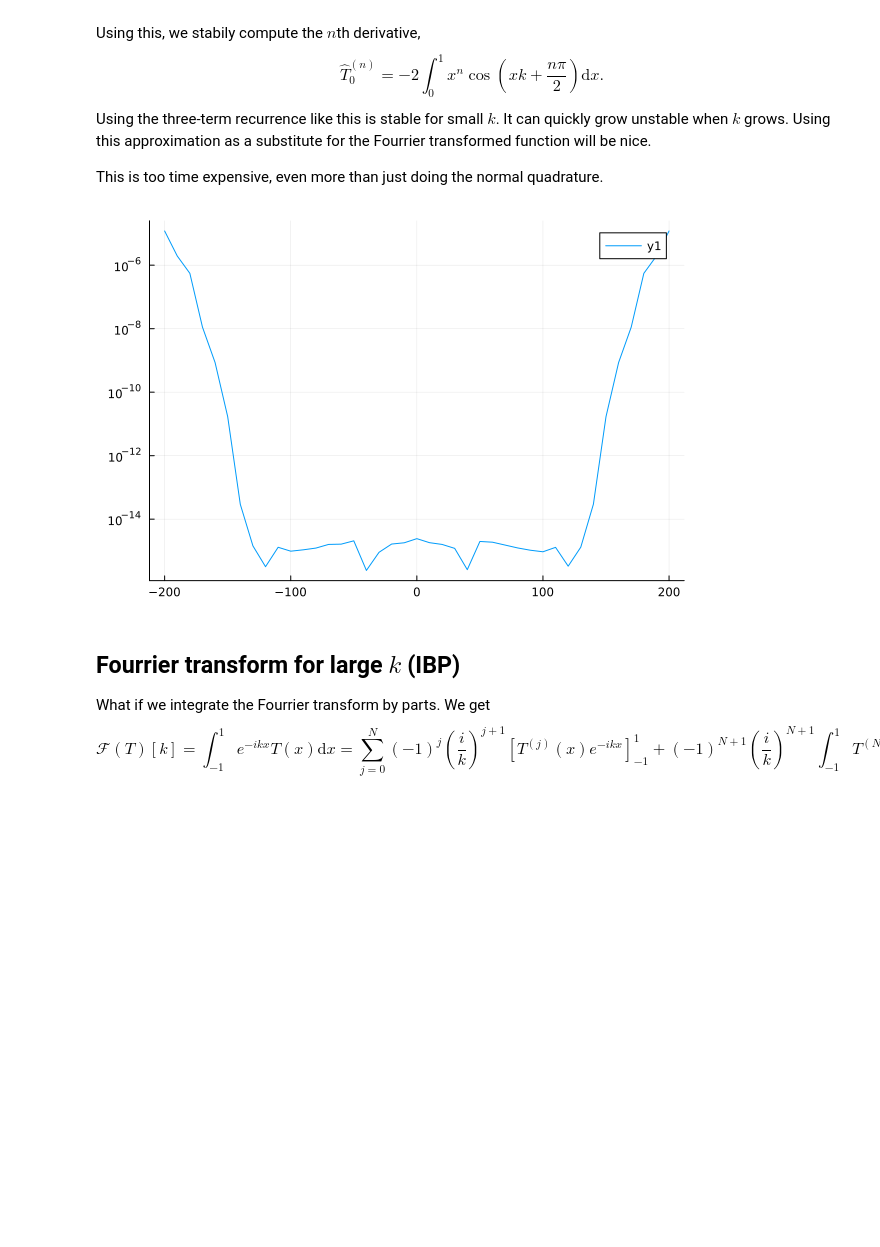
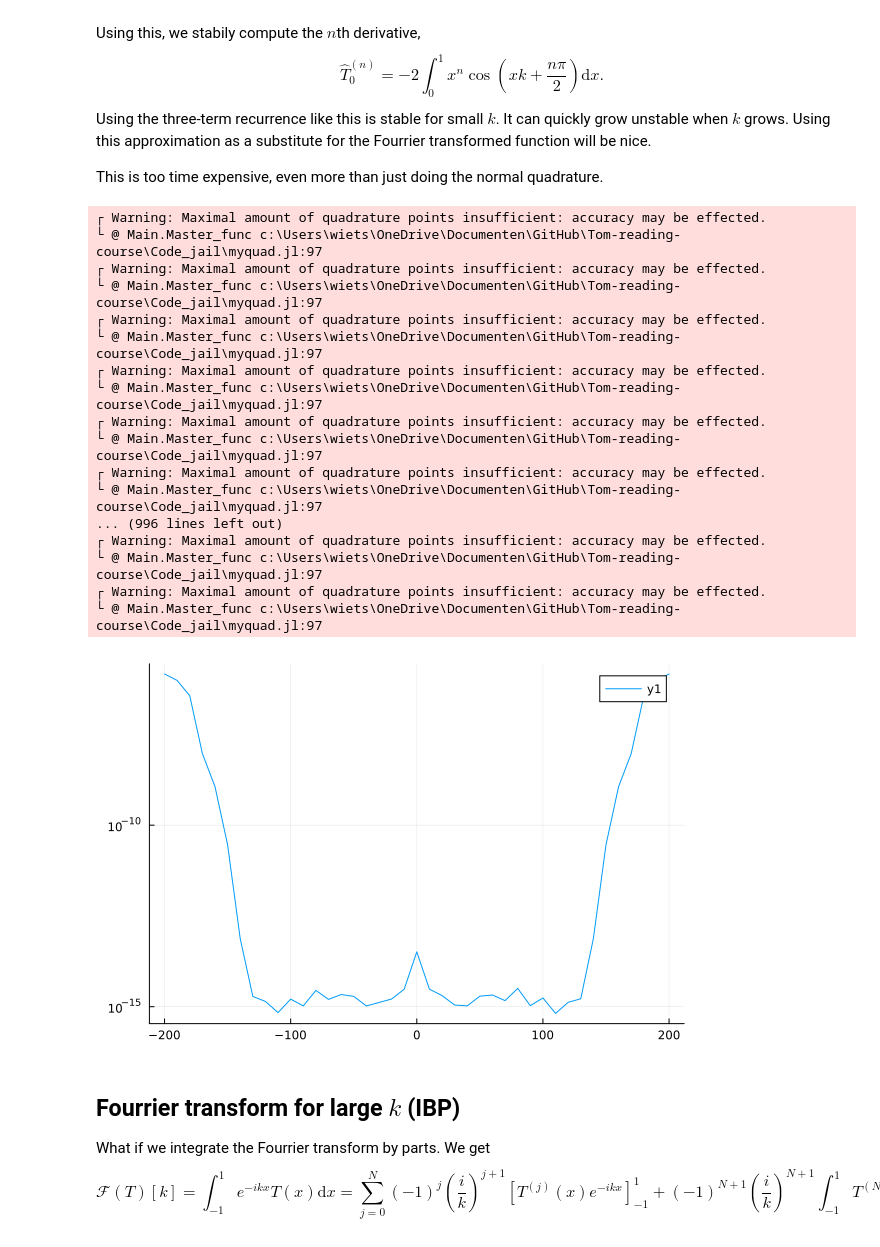
Before and after one commit to WietseVaes/NUTM-timestep, a Jupyter notebook: Memos/Fourrier_Transform.ipynb, the cells around one changed output. Saved outputs shown, nothing was run; the diff lists cells and outputs as text; code cells hidden in the pictures; blank space fills up the shorter version.

```diff
--- a/Memos/Fourrier_Transform.ipynb
+++ b/Memos/Fourrier_Transform.ipynb
@@ -25,17 +32,34 @@ This is too time expensive, even more than just doing the normal quadrature.
 # %%
 a = 1; f_ft = x -> (1im*((x-a)*sin(x+a)+(-x-a)*sin(x-a)))/(x^2-a^2)
 λ = 0; N = 40;
-f = UltraFun(λ,x -> sin(a*x),N-1);
+f = UltraFun(λ,x -> sin.(a*x),N-1);
 dk = 10;
 kk = -200:dk:200;
 ff_ft = k -> (Cheb_ft(N,k,λ)[:,1,:]) * f.c ;
 res_ff_ft = zeros(size(kk)) .* 1im;
 for i1 = 1:length(kk)
     res_ff_ft[i1] = ff_ft(kk[i1])[1]
 end
 plot(kk,abs.(res_ff_ft-f_ft.(kk)), yaxis=:log)
 # %% [output]
+┌ Warning: Maximal amount of quadrature points insufficient: accuracy may be effected.
+└ @ Main.Master_func c:\Users\wiets\OneDrive\Documenten\GitHub\Tom-reading-course\Code_jail\myquad.jl:97
+┌ Warning: Maximal amount of quadrature points insufficient: accuracy may be effected.
+└ @ Main.Master_func c:\Users\wiets\OneDrive\Documenten\GitHub\Tom-reading-course\Code_jail\myquad.jl:97
+┌ Warning: Maximal amount of quadrature points insufficient: accuracy may be effected.
+└ @ Main.Master_func c:\Users\wiets\OneDrive\Documenten\GitHub\Tom-reading-course\Code_jail\myquad.jl:97
+┌ Warning: Maximal amount of quadrature points insufficient: accuracy may be effected.
+└ @ Main.Master_func c:\Users\wiets\OneDrive\Documenten\GitHub\Tom-reading-course\Code_jail\myquad.jl:97
+┌ Warning: Maximal amount of quadrature points insufficient: accuracy may be effected.
+└ @ Main.Master_func c:\Users\wiets\OneDrive\Documenten\GitHub\Tom-reading-course\Code_jail\myquad.jl:97
+┌ Warning: Maximal amount of quadrature points insufficient: accuracy may be effected.
+└ @ Main.Master_func c:\Users\wiets\OneDrive\Documenten\GitHub\Tom-reading-course\Code_jail\myquad.jl:97
+... (996 lines left out)
+┌ Warning: Maximal amount of quadrature points insufficient: accuracy may be effected.
+└ @ Main.Master_func c:\Users\wiets\OneDrive\Documenten\GitHub\Tom-reading-course\Code_jail\myquad.jl:97
+┌ Warning: Maximal amount of quadrature points insufficient: accuracy may be effected.
+└ @ Main.Master_func c:\Users\wiets\OneDrive\Documenten\GitHub\Tom-reading-course\Code_jail\myquad.jl:97
-[figure, old version]
+[figure, new version]
 # %% [markdown]
 ## Fourrier transform for large $k$ (IBP)
 What if we integrate the Fourrier transform by parts. We get
```
Also changed, not shown: parts of 6 cells of this notebook, 8 other files.
